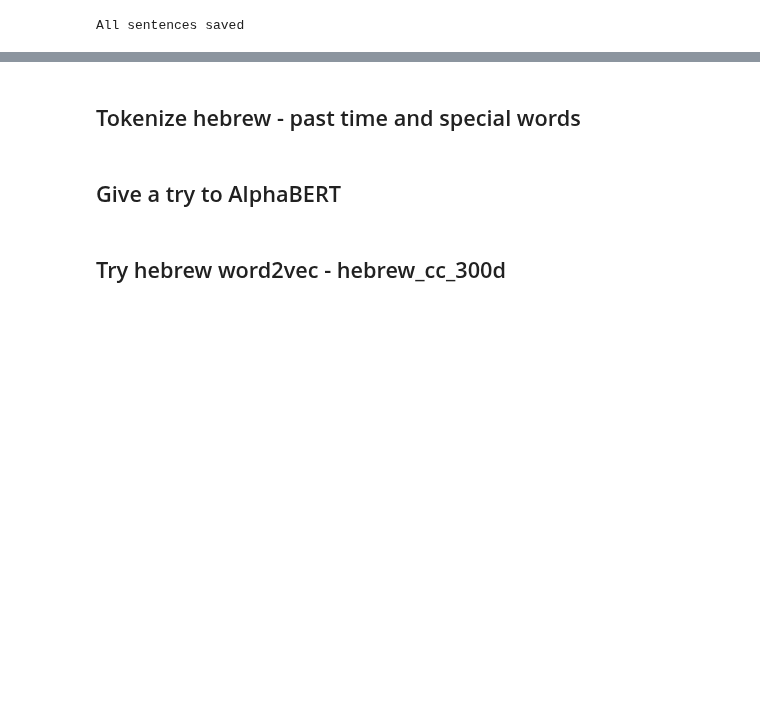
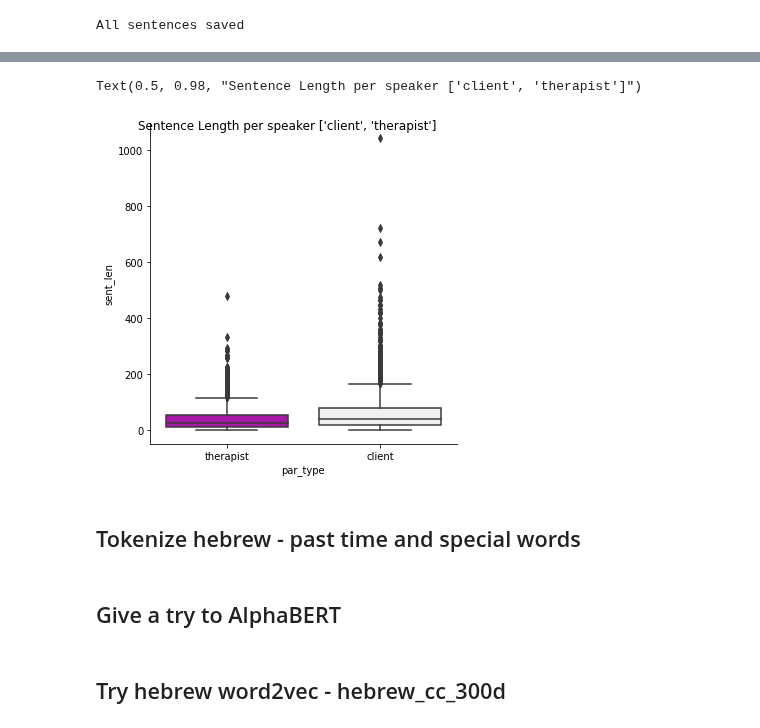
Before and after one commit to Sofy34/personal_strudy, a Jupyter notebook: thesis/01_parse_docs.ipynb, the cells around one changed output, grey strips where cells are left out. Cells and saved outputs as stored; diff of their text form; code cells hidden in the pictures; blank space fills up the shorter version.

```diff
--- a/thesis/01_parse_docs.ipynb
+++ b/thesis/01_parse_docs.ipynb
@@ -261,3 +126,10 @@ doc_utils.run_model(par_db)
+# %%
+query =  ['client','therapist']
+plot = sns.catplot(data=doc_utils.sent_db.query("par_type in @query"), x="par_type", y="sent_len", kind="box",palette="light:m_r")
+plot.fig.suptitle("Sentence Length per speaker {}".format(query))
+# %% [output]
+Text(0.5, 0.98, "Sentence Length per speaker ['client', 'therapist']")
+[figure, added]
 # %% [markdown]
 ## Tokenize hebrew - past time and special words
 # %%
```
Also changed, not shown: parts of 48 cells of this notebook, 3 other files.
